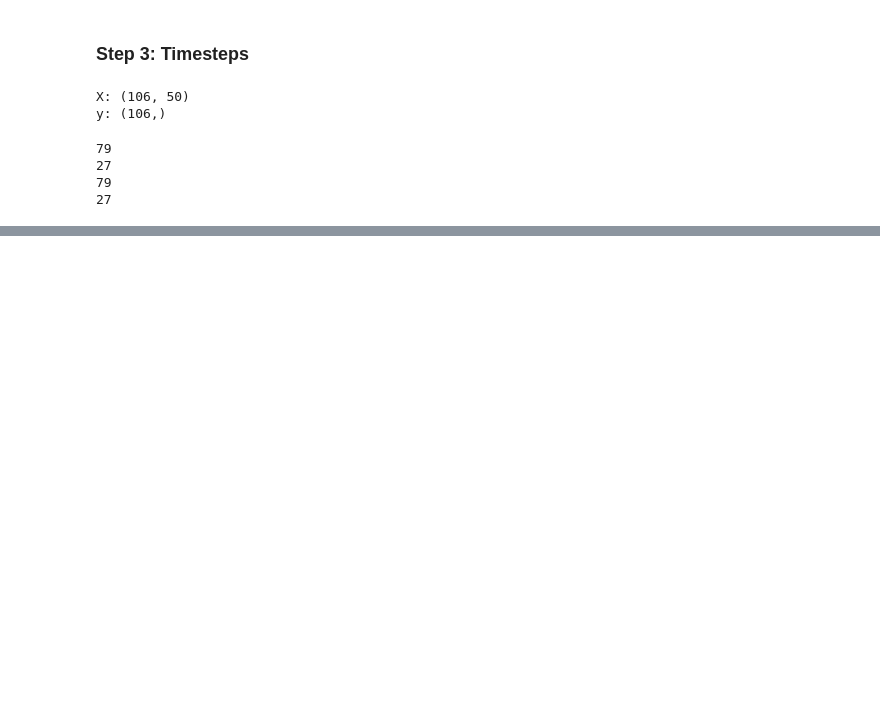
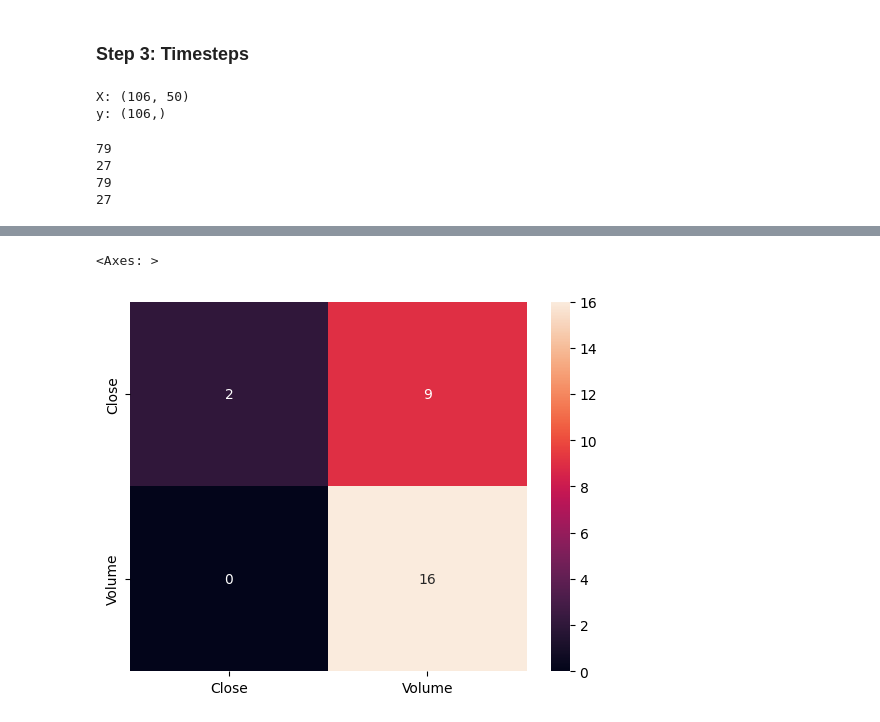
Before and after one commit to FabianZsolt/deeplearning, a Jupyter notebook: Assignments/Exercise project 3 (CNN time-series classification)/Exercise project 3 (CNN time-series classification).ipynb, the cells around one changed output, grey strips where cells are left out. Cells and saved outputs as stored; diff of their text form; code cells hidden in the pictures; blank space fills up the shorter version.

```diff
--- a/Assignments/Exercise project 3 (CNN time-series classification)/Exercise project 3 (CNN time-series classification).ipynb
+++ b/Assignments/Exercise project 3 (CNN time-series classification)/Exercise project 3 (CNN time-series classification).ipynb
@@ -259,0 +264,7 @@ loss_df[['sparse_categorical_accuracy', 'val_sparse_categorical_accuracy']].plot
+# %%
+model = keras.models.load_model("best_model2.keras")
+
+print("Test data evaluation:")
+print(model.evaluate(x_test, y_test, verbose=0))
+print("\nTrain data evaluation:")
+print(model.evaluate(x_train, y_train, verbose=0))
@@ -259,0 +279,3 @@ loss_df[['sparse_categorical_accuracy', 'val_sparse_categorical_accuracy']].plot
+# %%
+test_predictions = model.predict(x_test)
+test_predictions = np.argmax(test_predictions, axis=1)
@@ -259,0 +284,8 @@ loss_df[['sparse_categorical_accuracy', 'val_sparse_categorical_accuracy']].plot
+# %%
+# confusion matrix
+import seaborn as sns
+sns.heatmap(confusion_matrix(y_test, test_predictions), annot=True, fmt='g',
+            xticklabels=class_names, yticklabels=class_names)
+# %% [output]
+<Axes: >
+[figure, added]
```
Also changed, not shown: parts of 14 cells of this notebook.
